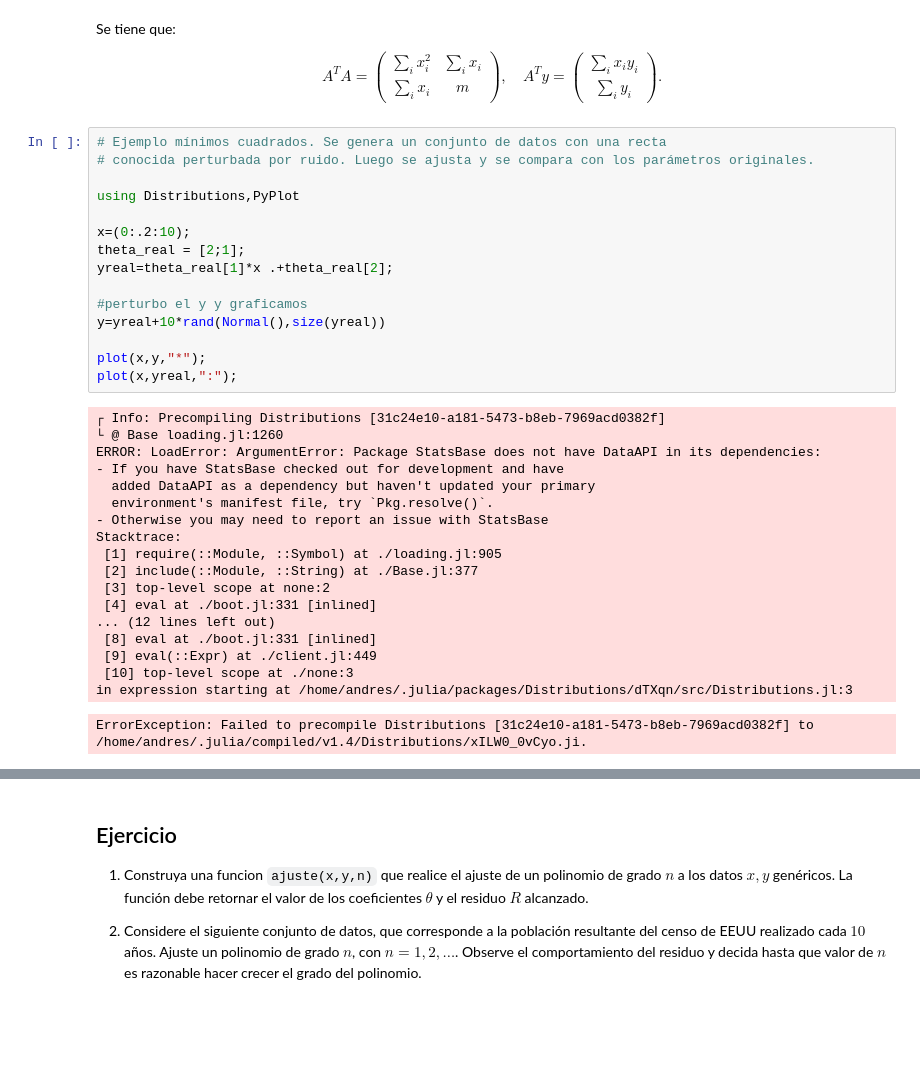
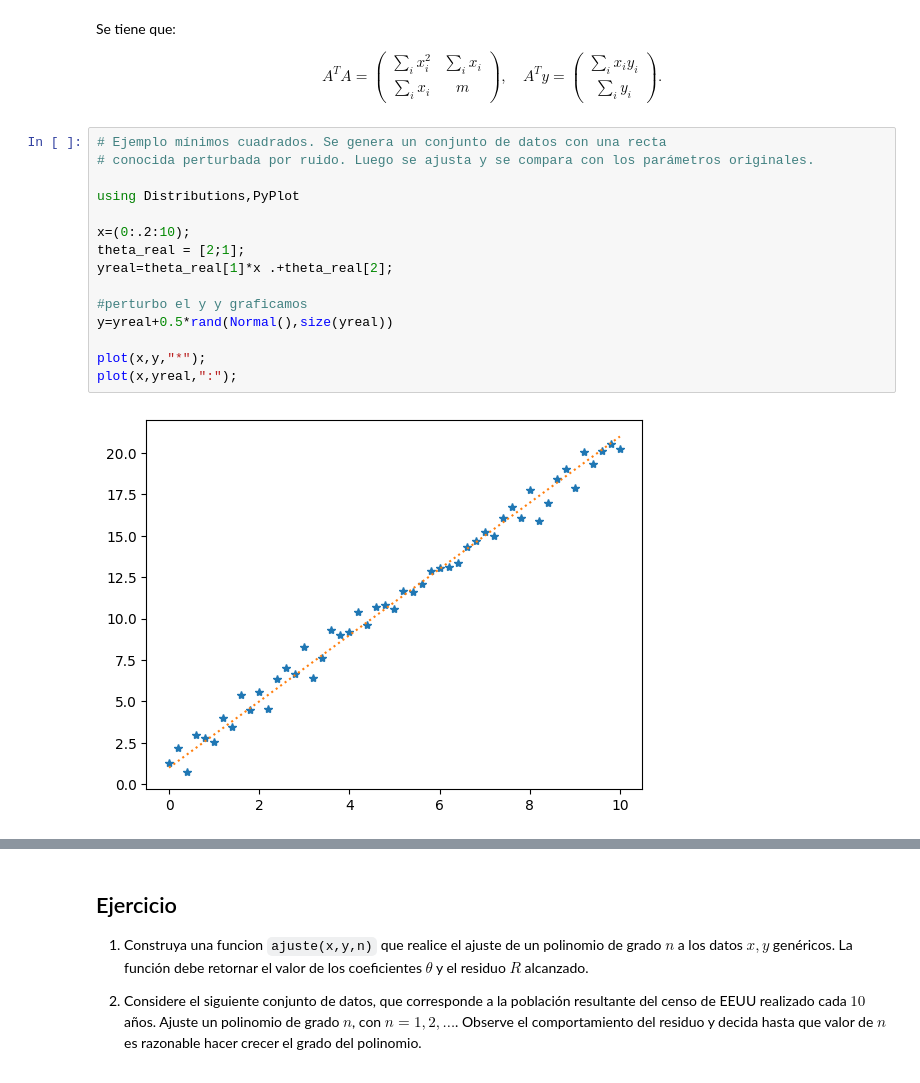
Before and after one commit to aferragu/curso_analisis_numerico, a Jupyter notebook: Minimos Cuadrados/Minimos Cuadrados - Ecuaciones Normales.ipynb, the cells around one changed output, grey strips where cells are left out. Saved outputs shown, nothing was run; the diff lists cells and outputs as text; blank space fills up the shorter version.

```diff
--- a/Minimos Cuadrados/Minimos Cuadrados - Ecuaciones Normales.ipynb
+++ b/Minimos Cuadrados/Minimos Cuadrados - Ecuaciones Normales.ipynb
@@ -124,37 +124,20 @@ $$ A^T A = \left(\begin{array}{cc} \sum_i x_i^2 & \sum_i x_i \\ \sum_i x_i & m \
 # %%
 # Ejemplo mínimos cuadrados. Se genera un conjunto de datos con una recta
 # conocida perturbada por ruido. Luego se ajusta y se compara con los parámetros originales.
 
 using Distributions,PyPlot
 
 x=(0:.2:10);
 theta_real = [2;1];
 yreal=theta_real[1]*x .+theta_real[2];
 
 #perturbo el y y graficamos
-y=yreal+10*rand(Normal(),size(yreal))
+y=yreal+0.5*rand(Normal(),size(yreal))
 
 plot(x,y,"*");
 plot(x,yreal,":");
 # %% [output]
-┌ Info: Precompiling Distributions [31c24e10-a181-5473-b8eb-7969acd0382f]
-└ @ Base loading.jl:1260
-ERROR: LoadError: ArgumentError: Package StatsBase does not have DataAPI in its dependencies:
-- If you have StatsBase checked out for development and have
-  added DataAPI as a dependency but haven't updated your primary
-  environment's manifest file, try `Pkg.resolve()`.
-- Otherwise you may need to report an issue with StatsBase
-Stacktrace:
- [1] require(::Module, ::Symbol) at ./loading.jl:905
- [2] include(::Module, ::String) at ./Base.jl:377
- [3] top-level scope at none:2
- [4] eval at ./boot.jl:331 [inlined]
-... (12 lines left out)
- [8] eval at ./boot.jl:331 [inlined]
- [9] eval(::Expr) at ./client.jl:449
- [10] top-level scope at ./none:3
-in expression starting at /home/andres/.julia/packages/Distributions/dTXqn/src/Distributions.jl:3
-ErrorException: Failed to precompile Distributions [31c24e10-a181-5473-b8eb-7969acd0382f] to /home/andres/.julia/compiled/v1.4/Distributions/xILW0_0vCyo.ji.
+[figure, added]
 # %%
 #Resuelvo ecuaciones normales
 using LinearAlgebra
```
Also changed, not shown: parts of 2 cells of this notebook, 12 other files.
